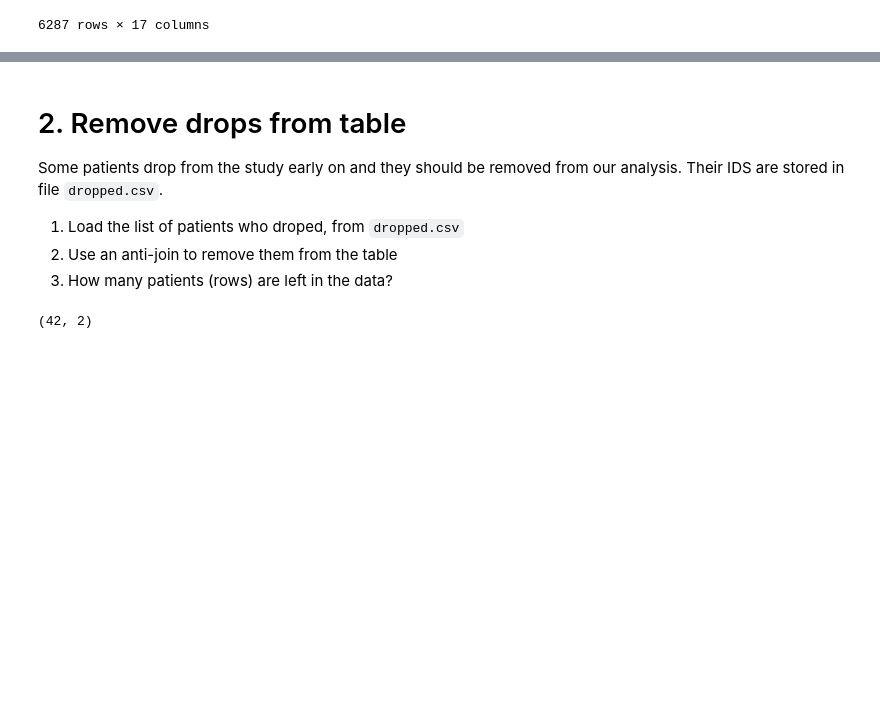
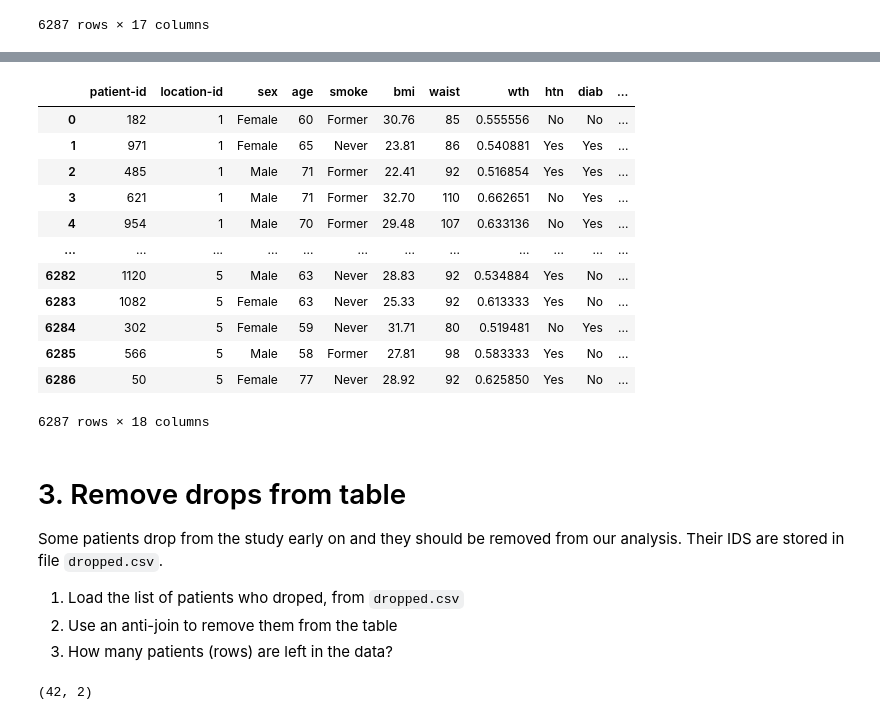
Before and after one commit to victoris93/data_class, a Jupyter notebook: exercises/tabular_join/tabular_join_solution.ipynb, the cells around one changed output, grey strips where cells are left out. Saved outputs shown, nothing was run; the diff lists cells and outputs as text; code cells hidden in the pictures; blank space fills up the shorter version.

Commit message:
adds an exercise of a join with a small dataframe

```diff
--- a/exercises/tabular_join/tabular_join_solution.ipynb
+++ b/exercises/tabular_join/tabular_join_solution.ipynb
@@ -94,0 +101,4 @@ df_with_info
+# %%
+locations = pd.DataFrame.from_dict({'location-id': [1, 2, 3, 4, 5],
+                                    'City': ['Madrid', 'Valencia', 'Barcelona', 'Bilbao','Malaga']})
+locations
@@ -95,5 +112,22 @@ df_with_info
+# %%
+df_with_info = df_with_info.merge(locations, on='location-id', how='right')
+df_with_info
+# %% [output]
+|  | patient-id | location-id | sex | age | smoke | bmi | waist | wth | htn | diab | ... |
+| 0 | 182 | 1 | Female | 60 | Former | 30.76 | 85 | 0.555556 | No | No | ... |
+| 1 | 971 | 1 | Female | 65 | Never | 23.81 | 86 | 0.540881 | Yes | Yes | ... |
+| 2 | 485 | 1 | Male | 71 | Former | 22.41 | 92 | 0.516854 | Yes | Yes | ... |
+| 3 | 621 | 1 | Male | 71 | Former | 32.70 | 110 | 0.662651 | No | Yes | ... |
+| 4 | 954 | 1 | Male | 70 | Former | 29.48 | 107 | 0.633136 | No | Yes | ... |
+| ... | ... | ... | ... | ... | ... | ... | ... | ... | ... | ... | ... |
+| 6282 | 1120 | 5 | Male | 63 | Never | 28.83 | 92 | 0.534884 | Yes | No | ... |
+| 6283 | 1082 | 5 | Female | 63 | Never | 25.33 | 92 | 0.613333 | Yes | No | ... |
+| 6284 | 302 | 5 | Female | 59 | Never | 31.71 | 80 | 0.519481 | No | Yes | ... |
+| 6285 | 566 | 5 | Male | 58 | Former | 27.81 | 98 | 0.583333 | Yes | No | ... |
+| 6286 | 50 | 5 | Female | 77 | Never | 28.92 | 92 | 0.625850 | Yes | No | ... |
+6287 rows × 18 columns
 # %% [markdown]
-# 2. Remove drops from table
+# 3. Remove drops from table
 
 Some patients drop from the study early on and they should be removed from our analysis. Their IDS are stored in file `dropped.csv`.
 1. Load the list of patients who droped, from `dropped.csv`
```
Also changed, not shown: parts of 5 cells of this notebook, 2 other files.
